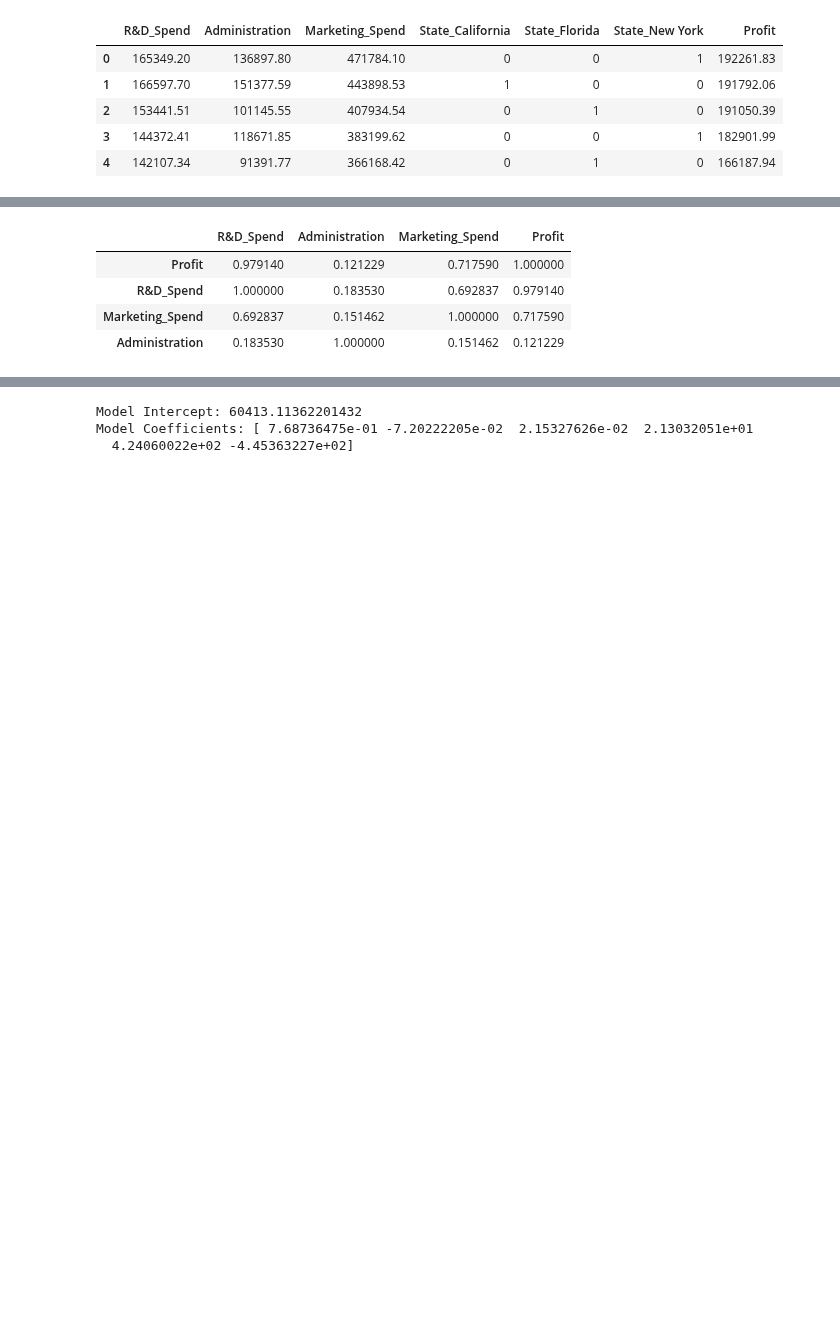
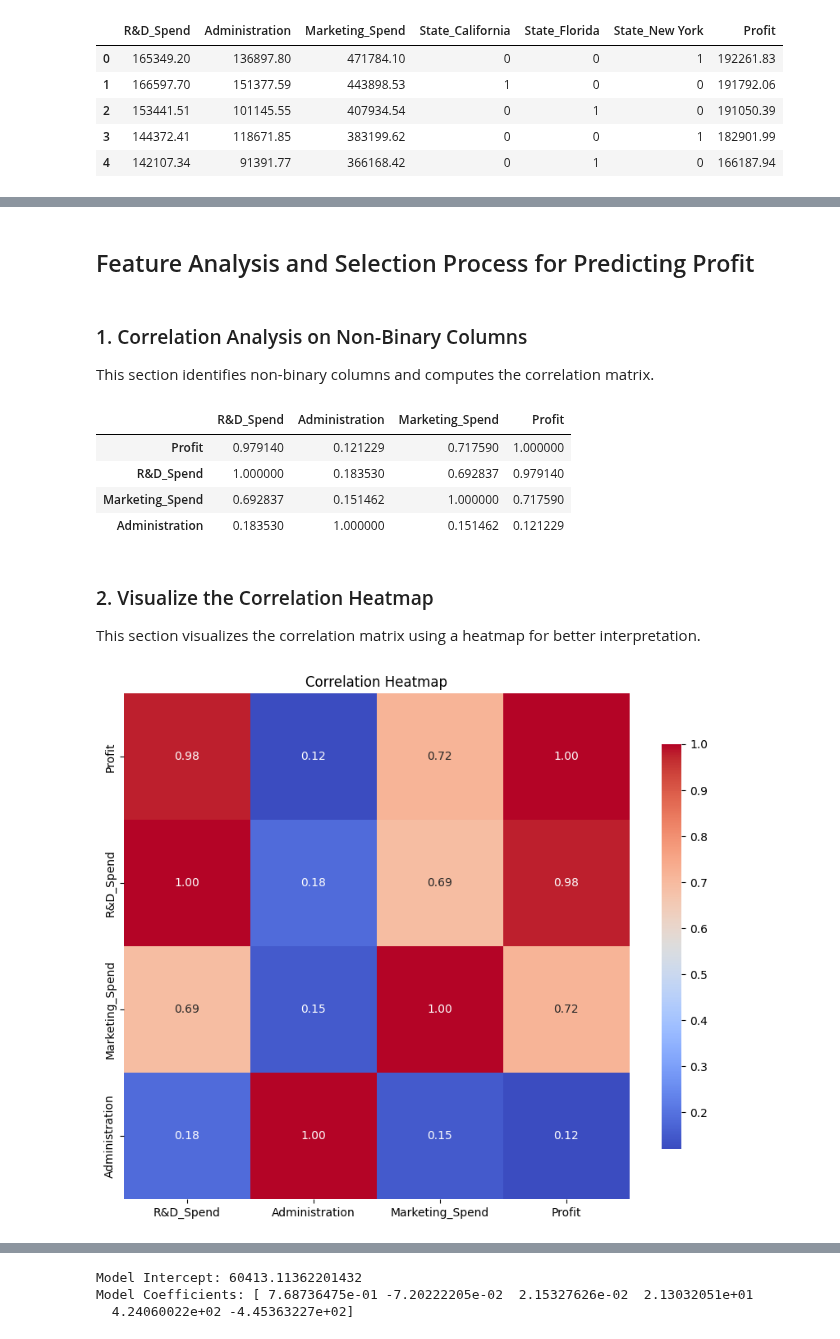
Before and after one commit to Ebimsv/Machine_Learning_Course, a Jupyter notebook: 03_Supervised_Learning/08. multiple_linear_regression.ipynb, the cells around one changed output, grey strips where cells are left out. Saved outputs shown, nothing was run; the diff lists cells and outputs as text; code cells hidden in the pictures; blank space fills up the shorter version.

```diff
--- a/03_Supervised_Learning/07. multiple_linear_regression.ipynb
+++ b/03_Supervised_Learning/08. multiple_linear_regression.ipynb
@@ -177,0 +171,9 @@ df_encoded.head()
+# %%
+# Initialize list for outliers data
+all_outliers = []
+
+# Apply the function to each relevant column, excluding binary columns
+for column_name in df_encoded.columns:
+    if df_encoded[column_name].nunique() > 2:  # Exclude binary or categorical columns
+        df_encoded, outliers = detect_and_remove_outliers(df_encoded, column_name)
+        all_outliers.append((column_name, outliers))
@@ -178,8 +223,15 @@ df_encoded.head()
+# %% [markdown]
+## Feature Analysis and Selection Process for Predicting Profit
+# %% [markdown]
+### 1. Correlation Analysis on Non-Binary Columns
+This section identifies non-binary columns and computes the correlation matrix.
 # %%
-# Correlation analysis on non-binary columns
+# Identify non-binary columns (columns with more than 2 unique values)
 non_binary_cols = [col for col in df_encoded.columns if df_encoded[col].nunique() > 2]
-corr = df_encoded[non_binary_cols].corr().abs().sort_values(by='Profit', ascending=False)
-corr
+
+# Calculate the correlation matrix
+corr_matrix = df_encoded[non_binary_cols].corr().abs().sort_values(by='Profit', ascending=False)
+corr_matrix
 # %% [output]
 |  | R&D_Spend | Administration | Marketing_Spend | Profit |
 | Profit | 0.979140 | 0.121229 | 0.717590 | 1.000000 |
@@ -190,0 +241,16 @@ corr
+# %% [markdown]
+### 2. Visualize the Correlation Heatmap
+This section visualizes the correlation matrix using a heatmap for better interpretation.
+# %%
+import seaborn as sns
+import matplotlib.pyplot as plt
+
+# Set the size of the heatmap
+plt.figure(figsize=(10, 8))
+
+# Create a heatmap to visualize the correlations
+sns.heatmap(corr_matrix, annot=True, fmt=".2f", cmap='coolwarm', square=True, cbar_kws={"shrink": .8})
+plt.title('Correlation Heatmap')
+plt.show()
+# %% [output]
+[figure, added]
```
Also changed, not shown: parts of 22 cells of this notebook.
